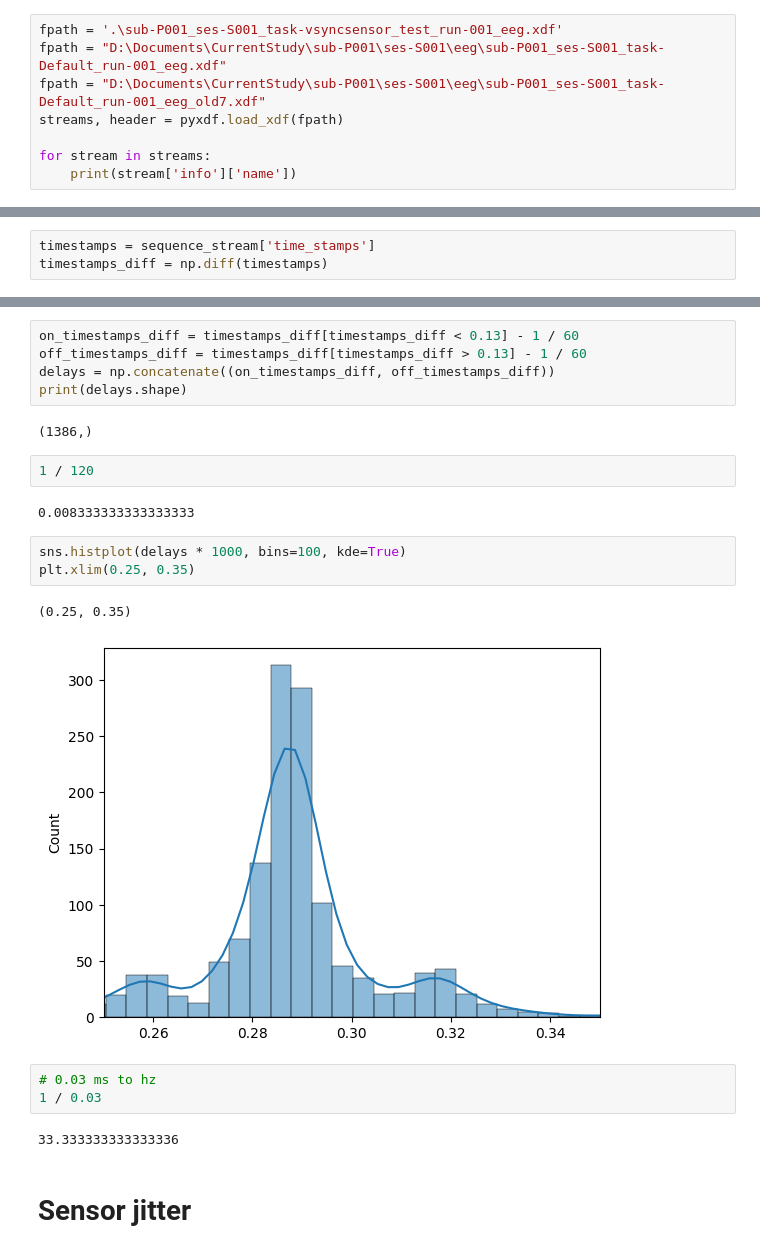
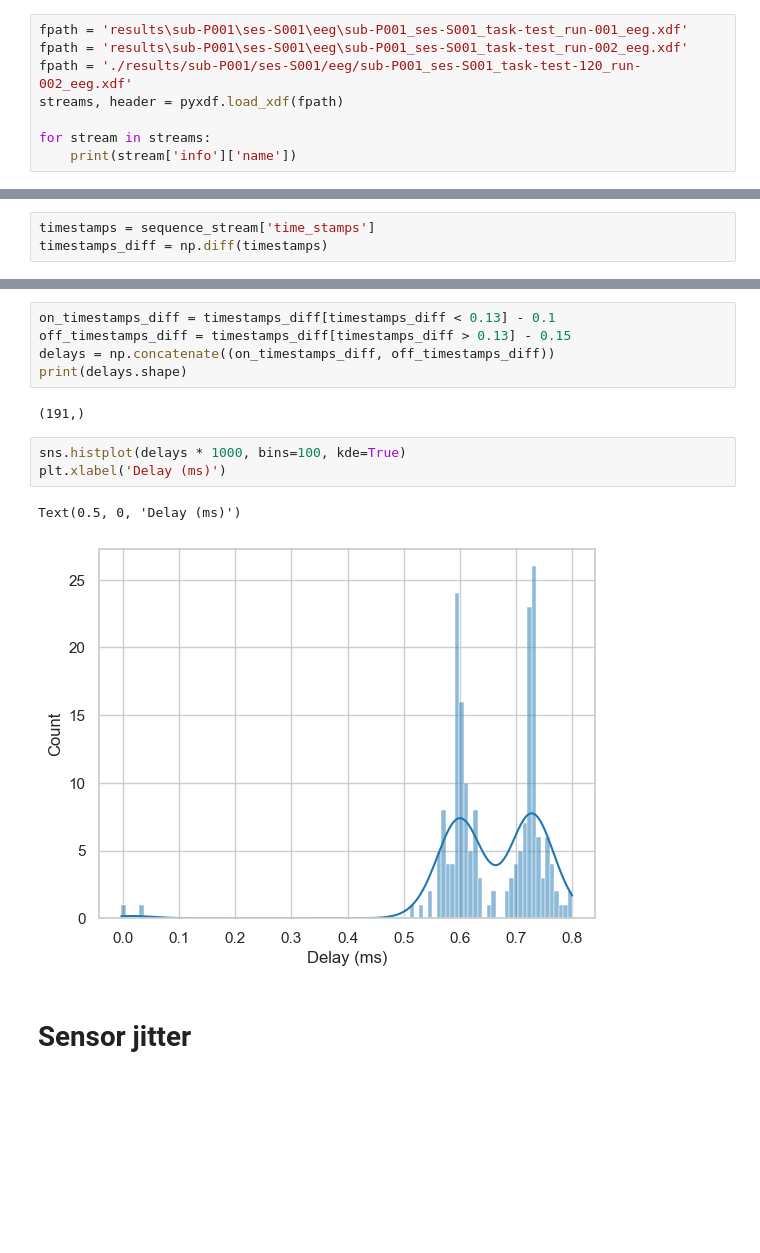
Before and after one commit to amar-enkhbat/codebook_generator, a Jupyter notebook: vsync_sensor_test/vsync_sensor.ipynb, the cells around one changed output, grey strips where cells are left out. Drawn from its saved outputs; the diff is of its cells as text; blank space fills up the shorter version.

Commit message:
test room 426

```diff
--- a/vsync_sensor_test/vsync_sensor.ipynb
+++ b/vsync_sensor_test/vsync_sensor.ipynb
@@ -92,9 +69,9 @@ import matplotlib.pyplot as plt
 import seaborn as sns
 import pyxdf
 # %%
-fpath = '.\sub-P001_ses-S001_task-vsyncsensor_test_run-001_eeg.xdf'
-fpath = "D:\Documents\CurrentStudy\sub-P001\ses-S001\eeg\sub-P001_ses-S001_task-Default_run-001_eeg.xdf"
-fpath = "D:\Documents\CurrentStudy\sub-P001\ses-S001\eeg\sub-P001_ses-S001_task-Default_run-001_eeg_old7.xdf"
+fpath = 'results\sub-P001\ses-S001\eeg\sub-P001_ses-S001_task-test_run-001_eeg.xdf'
+fpath = 'results\sub-P001\ses-S001\eeg\sub-P001_ses-S001_task-test_run-002_eeg.xdf'
+fpath = './results/sub-P001/ses-S001/eeg/sub-P001_ses-S001_task-test-120_run-002_eeg.xdf'
 streams, header = pyxdf.load_xdf(fpath)
 
 for stream in streams:
@@ -141,24 +113,15 @@ array([0.01695231, 0.01694471, 0.01698461, ..., 0.01693911, 0.01697371,
 # %%
-on_timestamps_diff = timestamps_diff[timestamps_diff < 0.13] - 1 / 60
-off_timestamps_diff = timestamps_diff[timestamps_diff > 0.13] - 1 / 60
+on_timestamps_diff = timestamps_diff[timestamps_diff < 0.13] - 0.1
+off_timestamps_diff = timestamps_diff[timestamps_diff > 0.13] - 0.15
 delays = np.concatenate((on_timestamps_diff, off_timestamps_diff))
 print(delays.shape)
 # %% [output]
-(1386,)
+(191,)
-# %%
-1 / 120
-# %% [output]
-0.008333333333333333
 # %%
 sns.histplot(delays * 1000, bins=100, kde=True)
-plt.xlim(0.25, 0.35)
+plt.xlabel('Delay (ms)')
 # %% [output]
-(0.25, 0.35)
+Text(0.5, 0, 'Delay (ms)')
-[figure, old version]
+[figure, new version]
-# %%
-# 0.03 ms to hz
-1 / 0.03
-# %% [output]
-33.333333333333336
 # %% [markdown]
 # Sensor jitter
```
Also changed, not shown: parts of 14 cells of this notebook, 13 other files.
